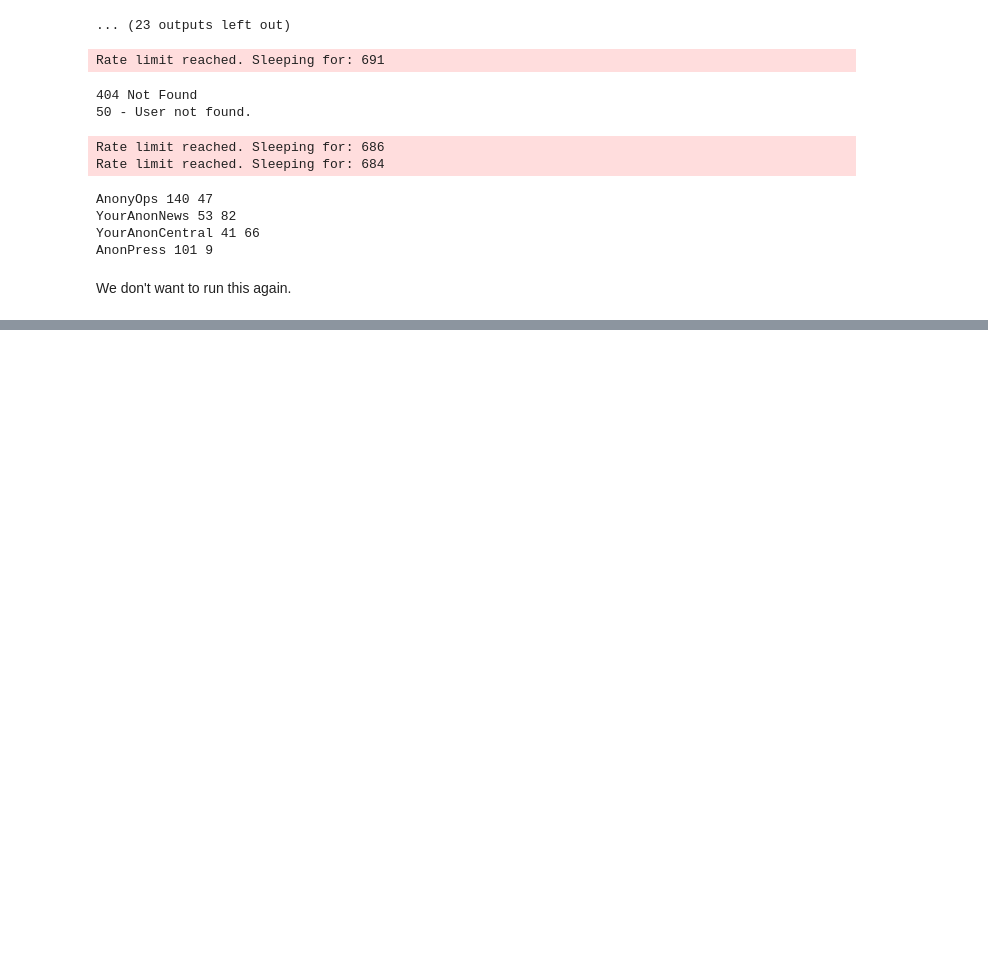
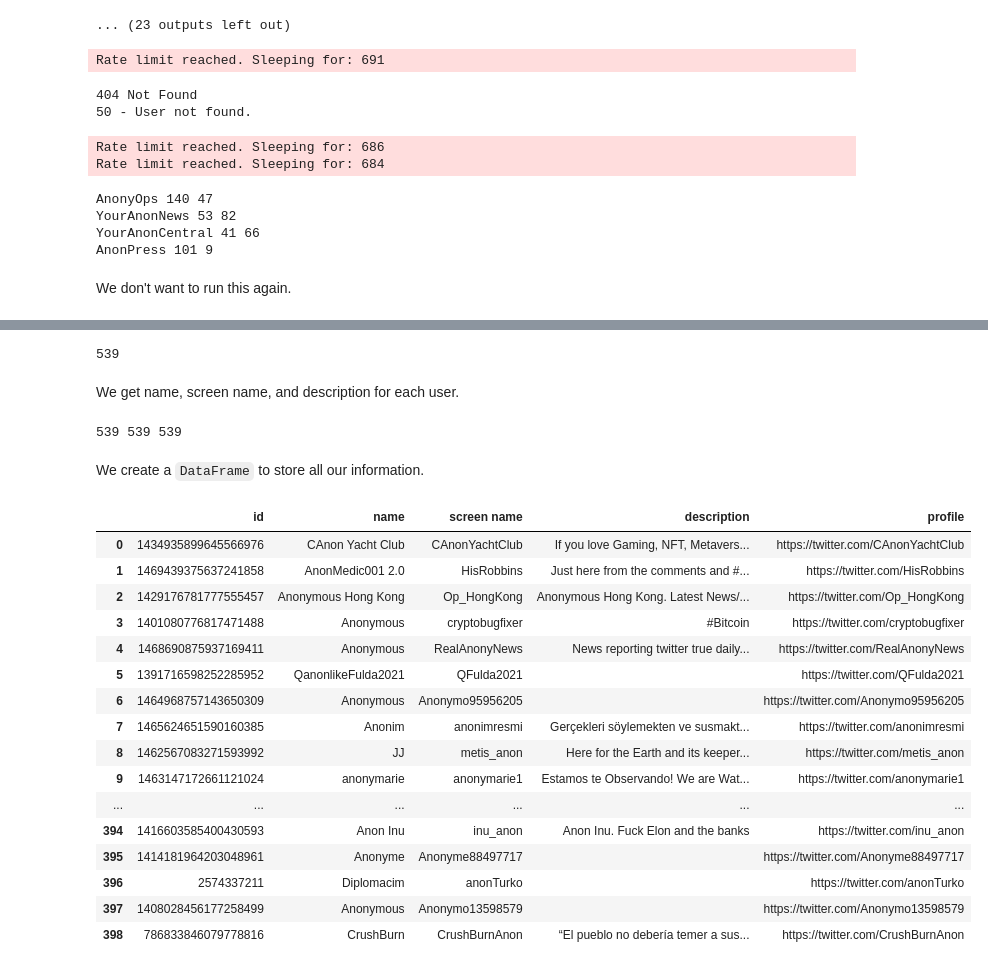
Before and after one commit to jennifershan/anon-emoji, a Jupyter notebook: main_collect.ipynb, the cells around one changed output, grey strips where cells are left out. Saved outputs shown, nothing was run; the diff lists cells and outputs as text; code cells hidden in the pictures; blank space fills up the shorter version.

```diff
--- a/main_collect.ipynb
+++ b/main_collect.ipynb
@@ -187,6 +186,0 @@ anonfwg1 = json.load(open('anonfwg1.json'))
-# %%
-users = []
-for a in ausers:
-    users.extend(anonfwr1[a])
-    users.extend(anonfwg1[a])
-print(len(users))
@@ -211,0 +189,61 @@ df
+# %%
+users = []
+
+for a in ausers:
+    users.extend(anonfwr[a])
+    users.extend(anonfwg[a])
+
+print(len(users))
+# %% [output]
+539
+# %% [markdown]
+We get name, screen name, and description for each user.
+# %%
+names = []
+usernames = []
+desc = []
+
+for u in users:
+    user = api.get_user(user_id = u)
+    name = user.name
+    scrname = user.screen_name
+    d = user.description
+    names.append(name)
+    usernames.append(scrname)
+    desc.append(d)
+
+print(len(usernames), len(names), len(desc))
+# %% [output]
+539 539 539
+# %%
+links = []
+for username in usernames:
+    links.append('https://twitter.com/' + username)
+# %% [markdown]
+We create a `DataFrame` to store all our information.
+# %%
+anonacc = pd.DataFrame({'id': users, 'name': names, 'screen name': usernames, 'description': desc, 'profile': links})
+anonacc.drop_duplicates(inplace = True, ignore_index = True)
+
+def click(val): # makes links clickable
+    return '<a href="{}">{}</a>'.format(val, val)
+
+anonacc.style.format({'profile': click})
+# %% [output]
+|  | id | name | screen name | description | profile |
+| 0 | 1434935899645566976 | CAnon Yacht Club | CAnonYachtClub | If you love Gaming, NFT, Metavers... | https://twitter.com/CAnonYachtClub |
+| 1 | 1469439375637241858 | AnonMedic001 2.0 | HisRobbins | Just here from the comments and #... | https://twitter.com/HisRobbins |
+| 2 | 1429176781777555457 | Anonymous Hong Kong | Op_HongKong | Anonymous Hong Kong. Latest News/... | https://twitter.com/Op_HongKong |
+| 3 | 1401080776817471488 | Anonymous | cryptobugfixer | #Bitcoin | https://twitter.com/cryptobugfixer |
+| 4 | 1468690875937169411 | Anonymous | RealAnonyNews | News reporting twitter true daily... | https://twitter.com/RealAnonyNews |
+| 5 | 1391716598252285952 | QanonlikeFulda2021 | QFulda2021 |  | https://twitter.com/QFulda2021 |
+| 6 | 1464968757143650309 | Anonymous | Anonymo95956205 |  | https://twitter.com/Anonymo95956205 |
+| 7 | 1465624651590160385 | Anonim | anonimresmi | Gerçekleri söylemekten ve susmakt... | https://twitter.com/anonimresmi |
+| 8 | 1462567083271593992 | JJ | metis_anon | Here for the Earth and its keeper... | https://twitter.com/metis_anon |
+| 9 | 1463147172661121024 | anonymarie | anonymarie1 | Estamos te Observando! We are Wat... | https://twitter.com/anonymarie1 |
+| ... | ... | ... | ... | ... | ... |
+| 394 | 1416603585400430593 | Anon Inu | inu_anon | Anon Inu. Fuck Elon and the banks | https://twitter.com/inu_anon |
+| 395 | 1414181964203048961 | Anonyme | Anonyme88497717 |  | https://twitter.com/Anonyme88497717 |
+| 396 | 2574337211 | Diplomacim | anonTurko |  | https://twitter.com/anonTurko |
+| 397 | 1408028456177258499 | Anonymous | Anonymo13598579 |  | https://twitter.com/Anonymo13598579 |
+| 398 | 786833846079778816 | CrushBurn | CrushBurnAnon | “El pueblo no debería temer a sus... | https://twitter.com/CrushBurnAnon |
```
Also changed, not shown: parts of 70 cells of this notebook.
